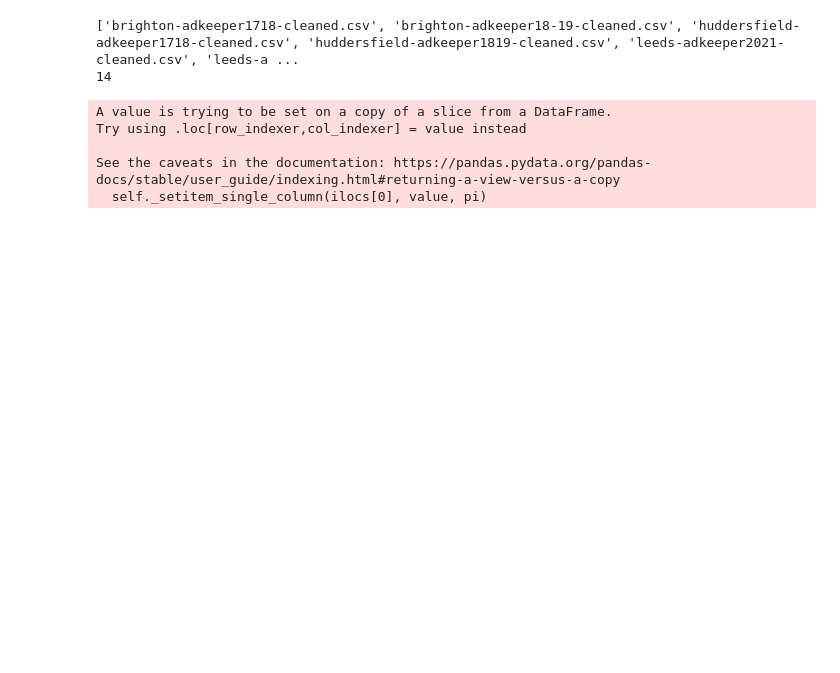
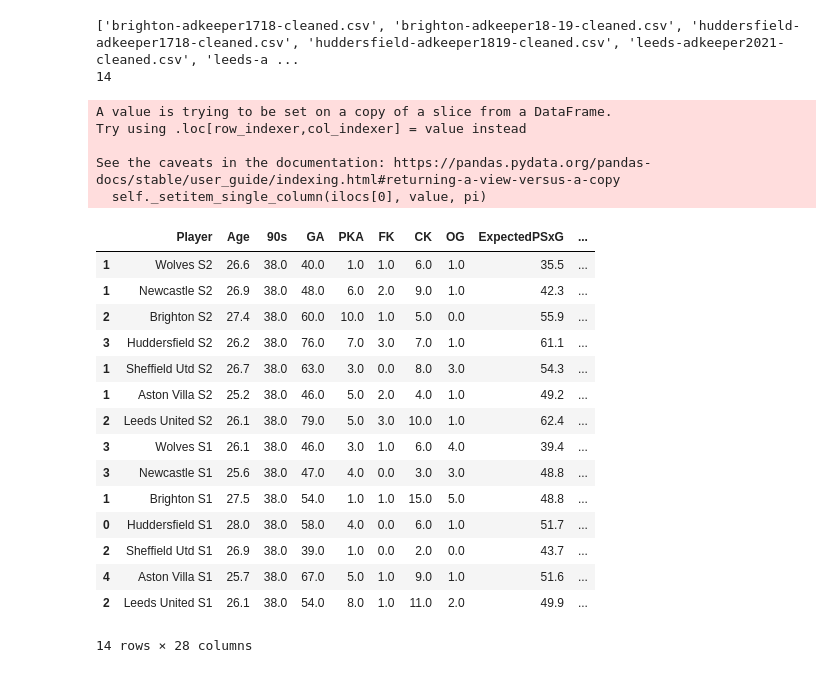
Before and after one commit to kiansweeney11/xg-data-analysis, a Jupyter notebook: filtering.ipynb, the cells around one changed output. Saved outputs shown, nothing was run; the diff lists cells and outputs as text; code cells hidden in the pictures; blank space fills up the shorter version.

```diff
--- a/filtering.ipynb
+++ b/filtering.ipynb
@@ -41,7 +41,7 @@ wolves_s2 = pd.read_csv(result[13])
 wolvestotals_s1 = wolves_s1.loc[wolves_s1['Player'] == 'Squad Total']
 newtotals_s1 = new_s1.loc[new_s1['Player'] == 'Squad Total']
 britotals_s1 = bri_s1.loc[bri_s1['Player'] == 'Squad Total']
-huddsstotals_s1 = hudds_s1.loc[hudds_s1['Player'] == 'Squad Total']
+huddsstotals_s1 = hudds_s1.loc[hudds_s1['Player'] == 'Jonas LÃ¶ssl']
 sheffutdtotals_s1 = sheff_s1.loc[sheff_s1['Player'] == 'Squad Total']
 villatotals_s1 = villa_s1.loc[villa_s1['Player'] == 'Squad Total']
 leetotals_s1 = leeds_s1.loc[leeds_s1['Player'] == 'Squad Total']
@@ -68,7 +68,7 @@ leetotals_s2.replace({'Player': {'Squad Total': 'Leeds United S2'}}, inplace = T
 wolvestotals_s1.replace({'Player': {'Squad Total': 'Wolves S1'}}, inplace = True)
 newtotals_s1.replace({'Player': {'Squad Total': 'Newcastle S1'}}, inplace = True)
 britotals_s1.replace({'Player': {'Squad Total': 'Brighton S1'}}, inplace = True)
-huddsstotals_s1.replace({'Player': {'Squad Total': 'Huddersfield S1'}}, inplace = True)
+huddsstotals_s1.replace({'Player': {'Jonas LÃ¶ssl': 'Huddersfield S1'}}, inplace = True)
 sheffutdtotals_s1.replace({'Player': {'Squad Total': 'Sheffield Utd S1'}}, inplace = True)
 villatotals_s1.replace({'Player': {'Squad Total': 'Aston Villa S1'}}, inplace = True)
 leetotals_s1.replace({'Player': {'Squad Total': 'Leeds United S1'}}, inplace = True)
@@ -84,3 +84,22 @@ all_joined_squads = pd.concat([wolvestotals_s2, newtotals_s2, britotals_s2, hudd
           villatotals_s1, leetotals_s1], axis=0)
 # %%
 all_joined_squads.drop(columns = ['Pos', 'Nation'], inplace = True)
+# %%
+all_joined_squads
+# %% [output]
+|  | Player | Age | 90s | GA | PKA | FK | CK | OG | ExpectedPSxG | ... |
+| 1 | Wolves S2 | 26.6 | 38.0 | 40.0 | 1.0 | 1.0 | 6.0 | 1.0 | 35.5 | ... |
+| 1 | Newcastle S2 | 26.9 | 38.0 | 48.0 | 6.0 | 2.0 | 9.0 | 1.0 | 42.3 | ... |
+| 2 | Brighton S2 | 27.4 | 38.0 | 60.0 | 10.0 | 1.0 | 5.0 | 0.0 | 55.9 | ... |
+| 3 | Huddersfield S2 | 26.2 | 38.0 | 76.0 | 7.0 | 3.0 | 7.0 | 1.0 | 61.1 | ... |
+| 1 | Sheffield Utd S2 | 26.7 | 38.0 | 63.0 | 3.0 | 0.0 | 8.0 | 3.0 | 54.3 | ... |
+| 1 | Aston Villa S2 | 25.2 | 38.0 | 46.0 | 5.0 | 2.0 | 4.0 | 1.0 | 49.2 | ... |
+| 2 | Leeds United S2 | 26.1 | 38.0 | 79.0 | 5.0 | 3.0 | 10.0 | 1.0 | 62.4 | ... |
+| 3 | Wolves S1 | 26.1 | 38.0 | 46.0 | 3.0 | 1.0 | 6.0 | 4.0 | 39.4 | ... |
+| 3 | Newcastle S1 | 25.6 | 38.0 | 47.0 | 4.0 | 0.0 | 3.0 | 3.0 | 48.8 | ... |
+| 1 | Brighton S1 | 27.5 | 38.0 | 54.0 | 1.0 | 1.0 | 15.0 | 5.0 | 48.8 | ... |
+| 0 | Huddersfield S1 | 28.0 | 38.0 | 58.0 | 4.0 | 0.0 | 6.0 | 1.0 | 51.7 | ... |
+| 2 | Sheffield Utd S1 | 26.9 | 38.0 | 39.0 | 1.0 | 0.0 | 2.0 | 0.0 | 43.7 | ... |
+| 4 | Aston Villa S1 | 25.7 | 38.0 | 67.0 | 5.0 | 1.0 | 9.0 | 1.0 | 51.6 | ... |
+| 2 | Leeds United S1 | 26.1 | 38.0 | 54.0 | 8.0 | 1.0 | 11.0 | 2.0 | 49.9 | ... |
+14 rows × 28 columns
```
Also changed, not shown: parts of 9 cells of this notebook, 2 other files.
